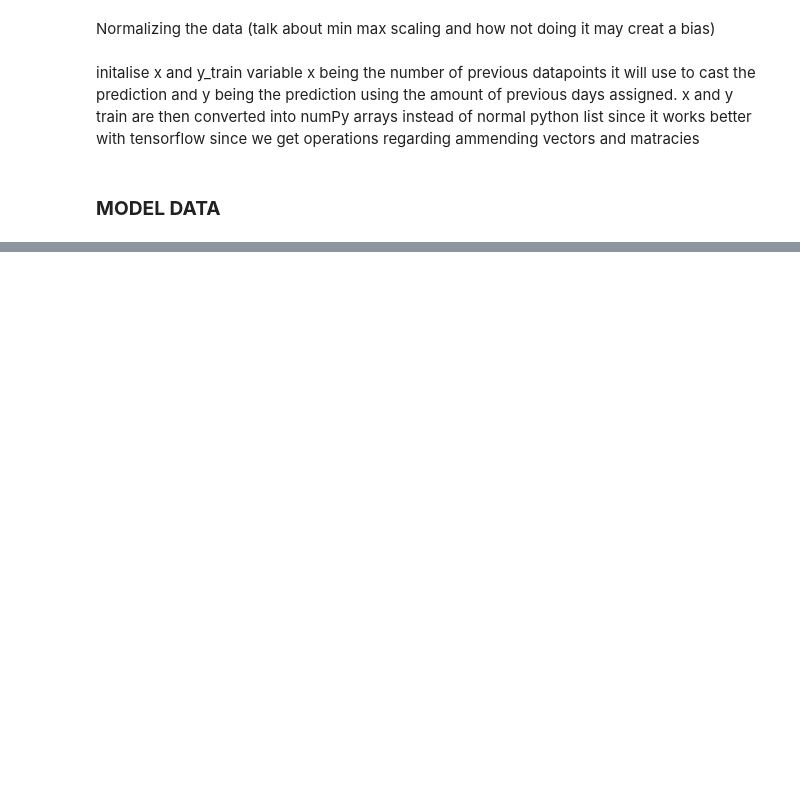
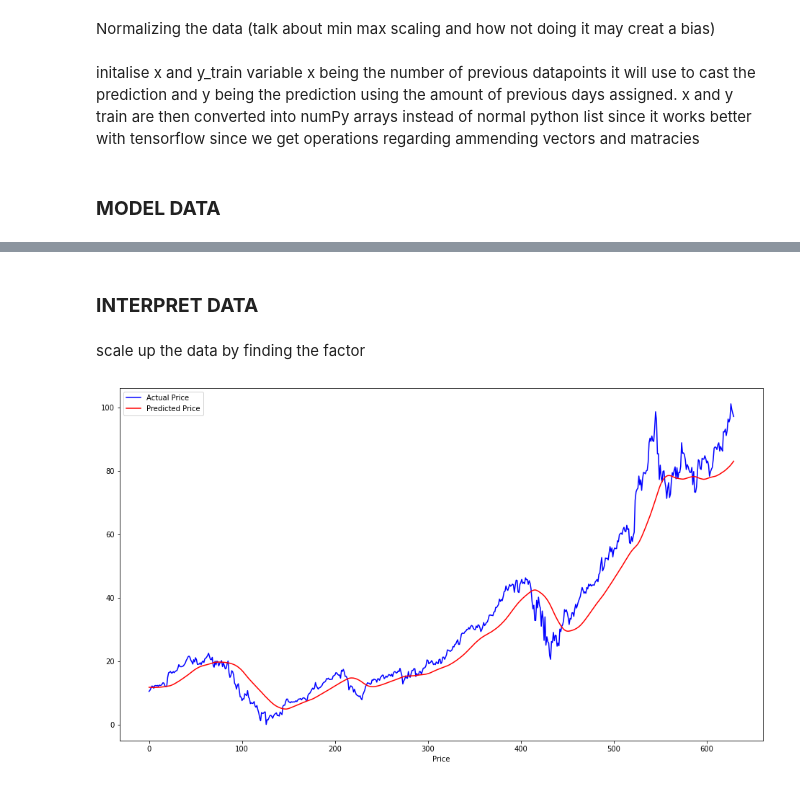
Before and after one commit to CassDabii/NN-Stock-Price-Predictior, a Jupyter notebook: NNSPP.ipynb, the cells around one changed output, grey strips where cells are left out. Saved outputs shown, nothing was run; the diff lists cells and outputs as text; code cells hidden in the pictures; blank space fills up the shorter version.

```diff
--- a/NNSPP.ipynb
+++ b/NNSPP.ipynb
@@ -132,0 +201,31 @@ x_train, y_train = np.array(x_train) , np.array(x_train)
+# %%
+x_test, y_test = [],[]
+
+for i in range(prev_dp, scaled_testing.shape[0]):
+  x_test.append(scaled_testing[i-prev_dp: i])
+  y_test.append(scaled_testing[i,0])
+
+x_test, y_test = np.array(x_test) , np.array(y_test)
+# %% [markdown]
+### **INTERPRET DATA**
+# %%
+predictions = model.predict(x_test)
+# %% [markdown]
+scale up the data by finding the factor
+# %%
+scaler.scale_
+ss = scaler.scale_[0]
+# %%
+factor = 1/(ss)
+predictions = predictions * factor
+y_test = y_test * factor
+# %%
+plt.figure(figsize=(16,9))
+plt.plot(y_test,'b', label = 'Actual Price')
+plt.plot(predictions,'r', label = 'Predicted Price')
+plt.xlabel('Time')
+plt.xlabel('Price')
+plt.legend()
+plt.show()
+# %% [output]
+[figure, added]
```
Also changed, not shown: parts of 11 cells of this notebook.
